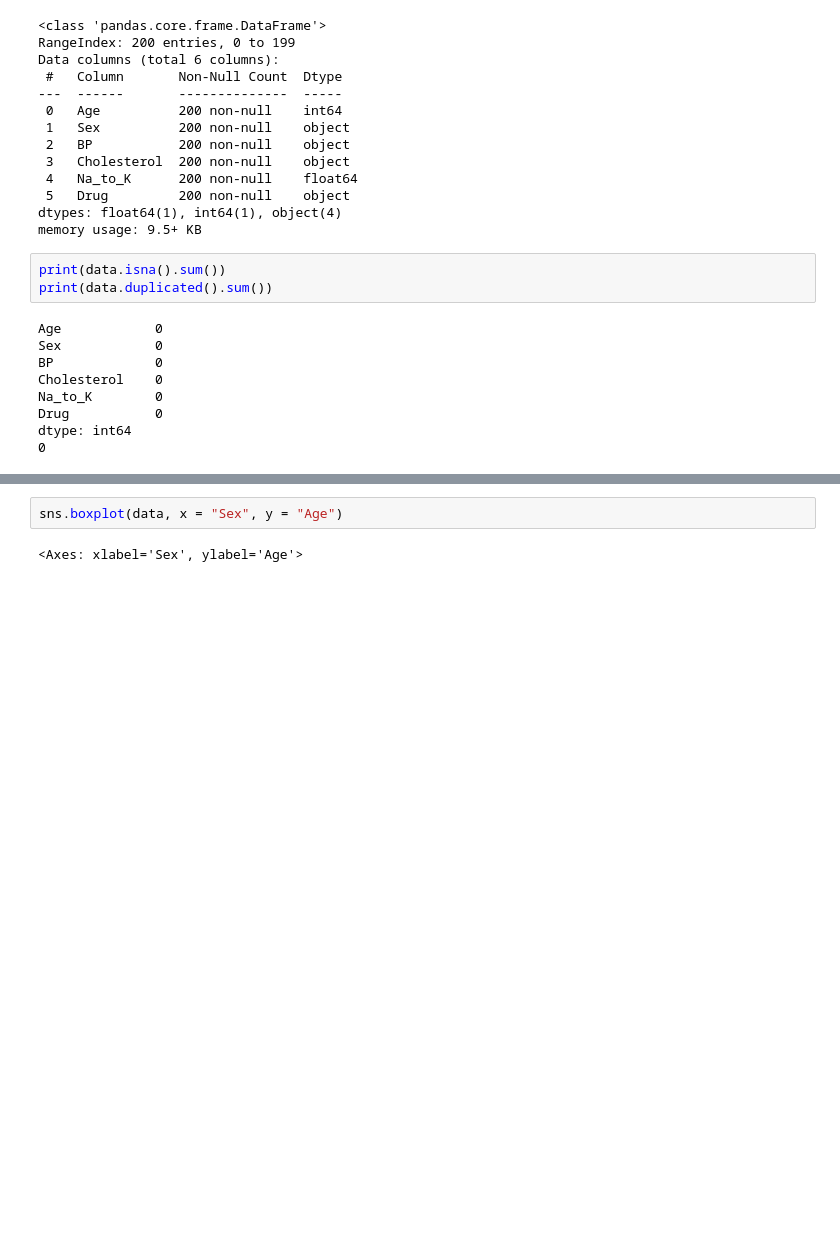
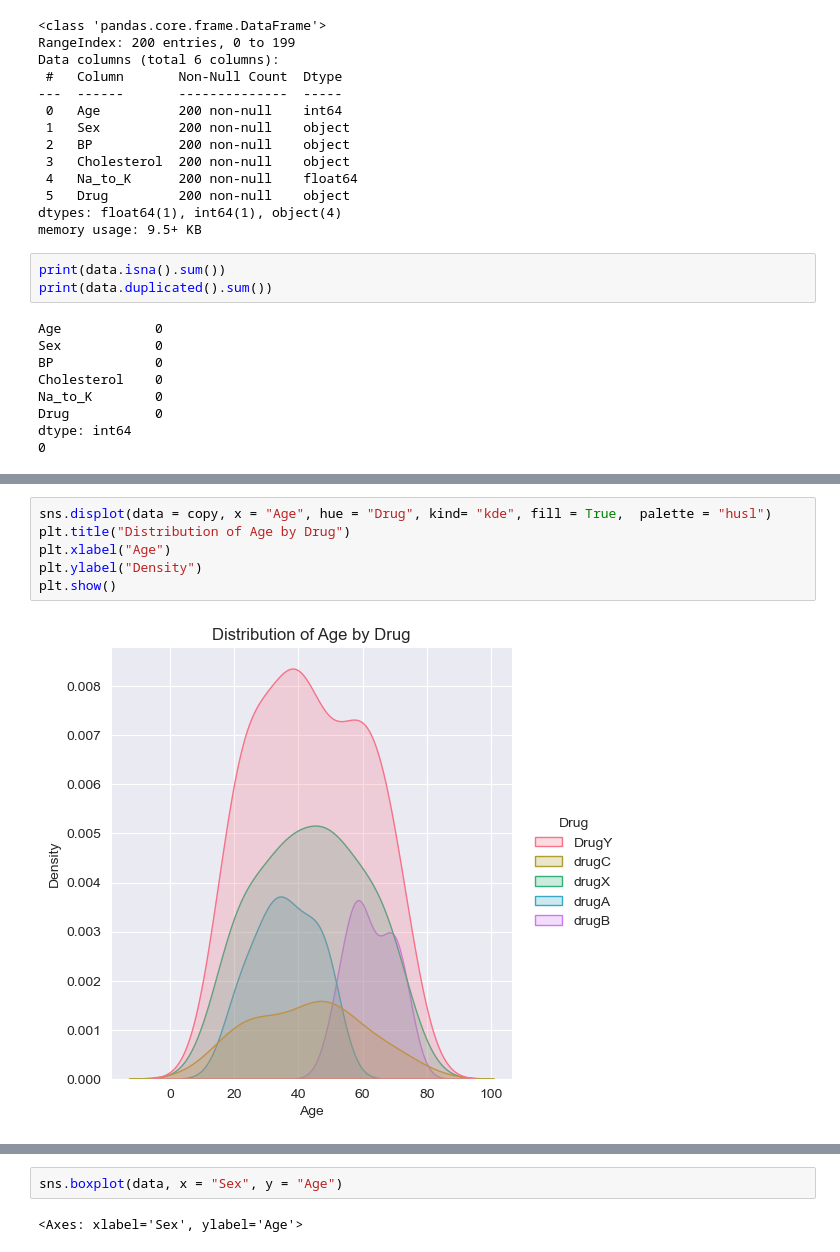
Before and after one commit to Miraakbutnotded/ClassificationModels, a Jupyter notebook: Classification1.ipynb, the cells around one changed output, grey strips where cells are left out. Saved outputs shown, nothing was run; the diff lists cells and outputs as text; blank space fills up the shorter version.

```diff
--- a/Classification1.ipynb
+++ b/Classification1.ipynb
@@ -66,0 +78,8 @@ dtype: int64
+# %%
+sns.displot(data = copy, x = "Age", hue = "Drug", kind= "kde", fill = True,  palette = "husl")
+plt.title("Distribution of Age by Drug")
+plt.xlabel("Age")
+plt.ylabel("Density")
+plt.show()
+# %% [output]
+[figure, added]
```
Also changed, not shown: parts of 9 cells of this notebook.
